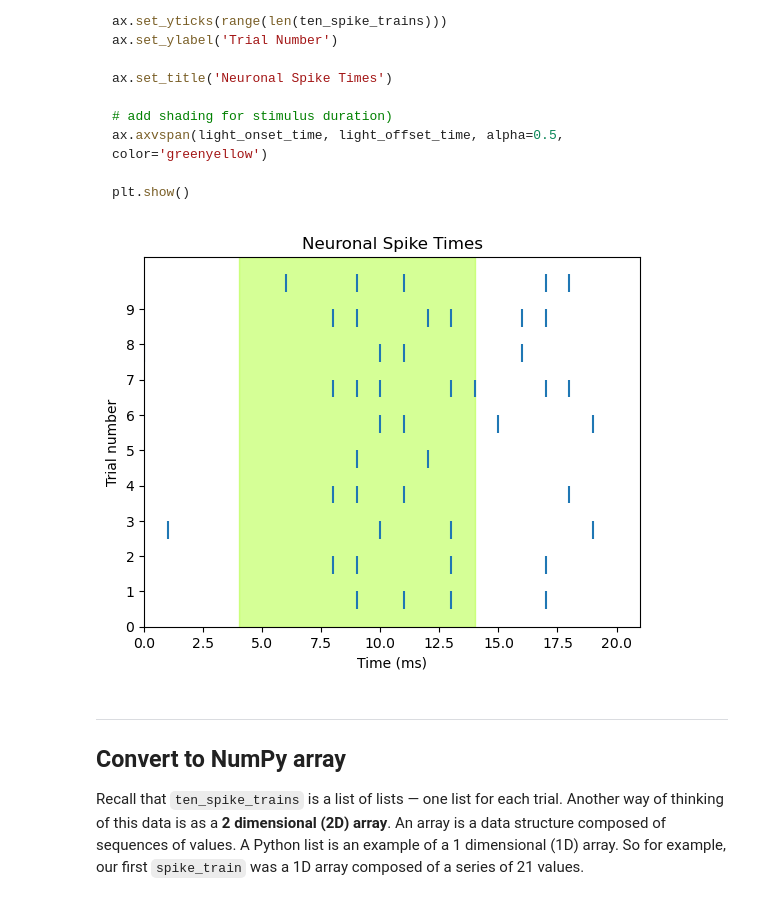
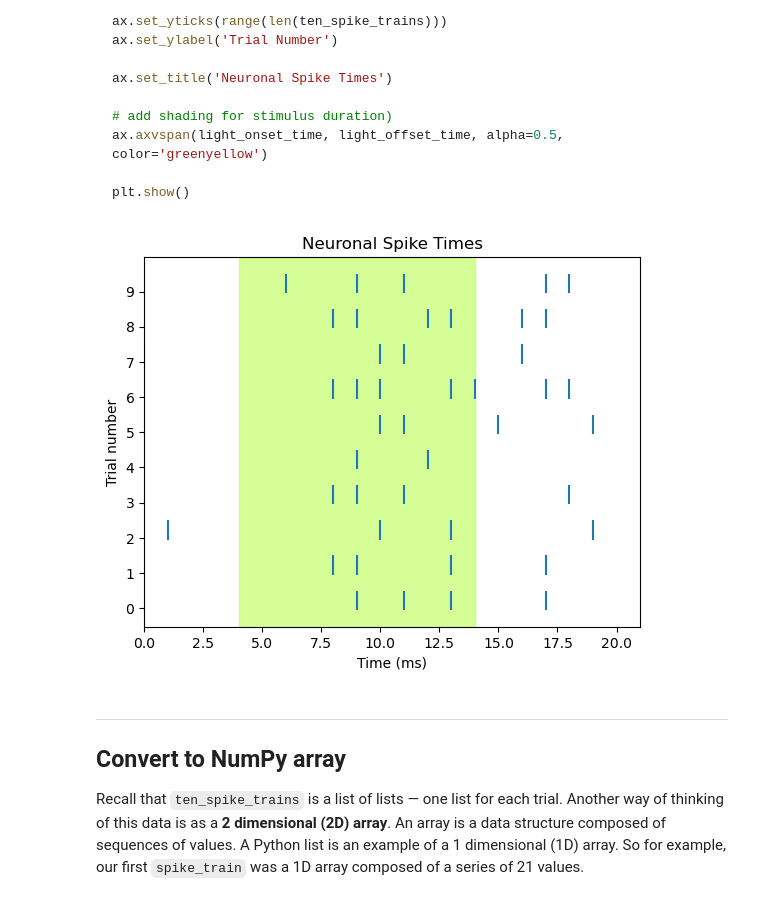
Before and after one commit to TonyAlocious/Single-Unit-Data, a Jupyter notebook: 1 - intro_spike_trains.ipynb, the cells around one changed output. Saved outputs shown, nothing was run; the diff lists cells and outputs as text; code cells hidden in the pictures.

```diff
--- a/1 - intro_spike_trains.ipynb
+++ b/1 - intro_spike_trains.ipynb
@@ -312,24 +312,24 @@ plt.show()
 # %%
 fig, ax = plt.subplots()
 
 # Loop to plot raster for each trial
 for trial in range(len(ten_spike_trains)):
     spike_times = [i for i, x in enumerate(ten_spike_trains[trial]) if x == spike_value]
-    ax.vlines(spike_times, trial + 0.5, trial + 1)
+    ax.vlines(spike_times, trial - 0.05, trial + 0.5)
 
 ax.set_xlim([0, len(spike_train)])
 ax.set_xlabel('Time (ms)')
 
 ax.set_yticks(range(len(ten_spike_trains)))
 ax.set_ylabel('Trial number')
 
 ax.set_title('Neuronal Spike Times')
 
 ax.axvspan(light_onset_time, light_offset_time, alpha = 0.5, color = 'greenyellow')
 
 plt.show()
 # %% [output]
-[figure, old version]
+[figure, new version]
 # %% [markdown]
 ---
 ## Convert to NumPy array
```
Also changed, not shown: parts of 2 cells of this notebook.
